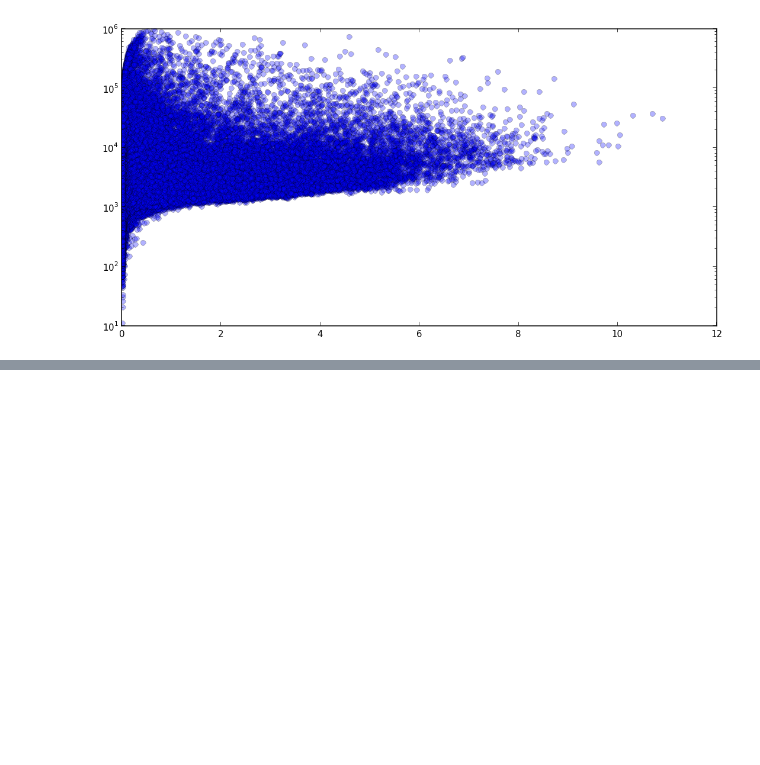
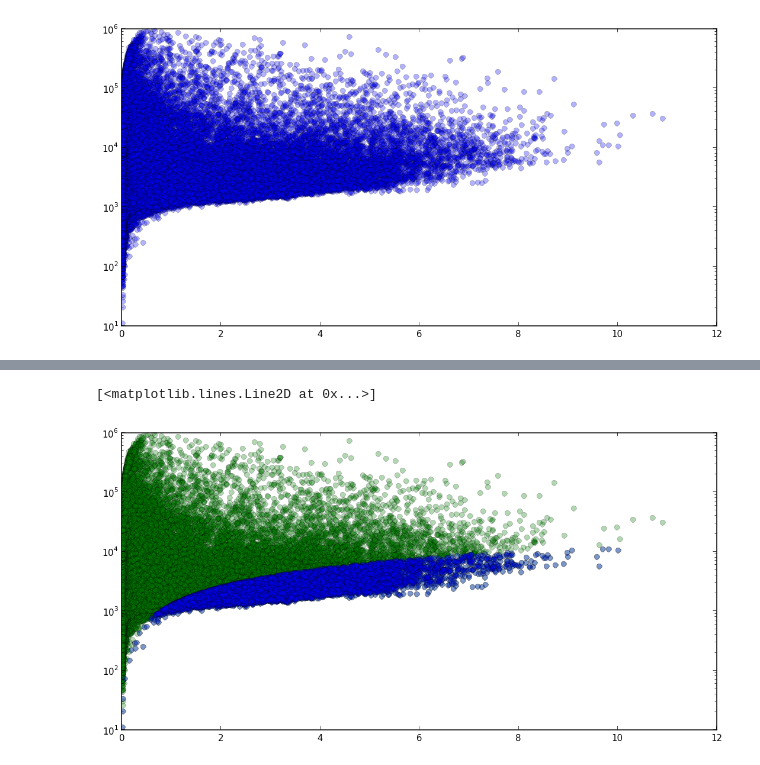
Before and after one commit to dopplershift/DissertationCode, a Jupyter notebook: notebooks/DSD Comparison.ipynb, the cells around one changed output, grey strips where cells are left out. Drawn from its saved outputs; the diff is of its cells as text; code cells hidden in the pictures; blank space fills up the shorter version.

```diff
--- a/notebooks/DSD Comparison.ipynb
+++ b/notebooks/DSD Comparison.ipynb
@@ -109,0 +126,8 @@ Cache file not used: dsd_fixed_gamma.npz
+# %%
+dist, rr, scatt = alg_results[constrained_gamma_shape]
+# %%
+plt.semilogy(qr, nr, 'go', alpha=0.3, linestyle='none')
+plt.semilogy(qr[np.isnan(scatt.zdr)], nr[np.isnan(scatt.zdr)], 'bo', alpha=0.3, linestyle='none')
+# %% [output]
+[<matplotlib.lines.Line2D at 0x...>]
+[figure, added]
```
Also changed, not shown: parts of 10 cells of this notebook.
